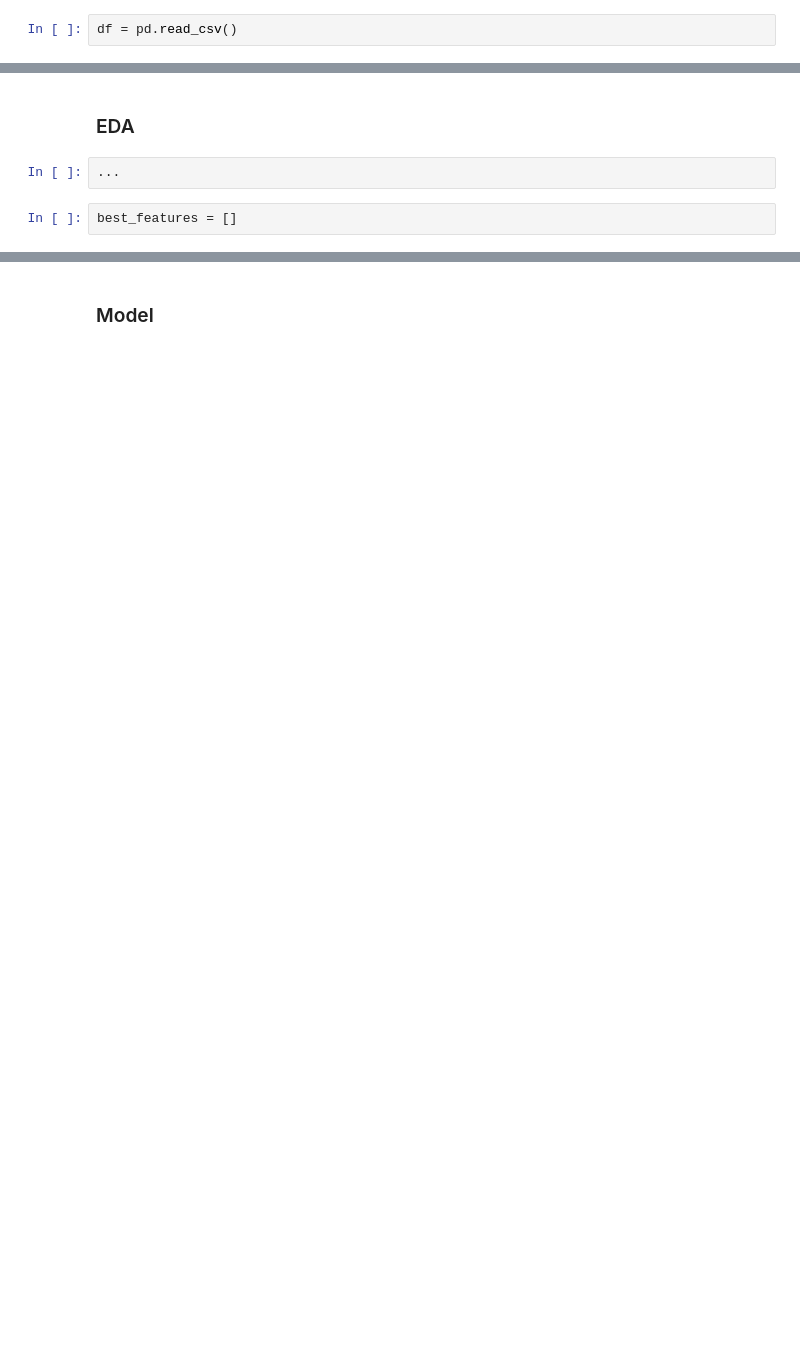
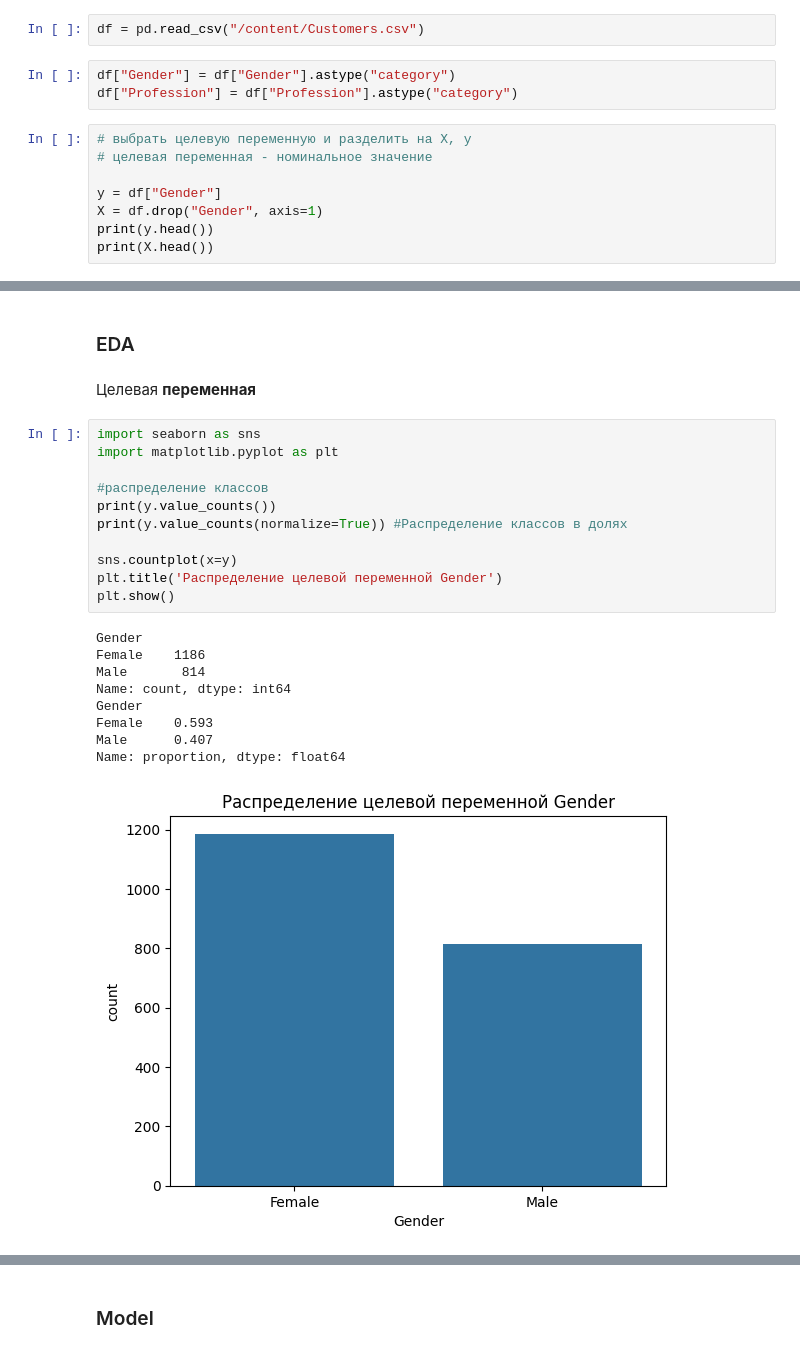
Before and after one commit to Canchili/-, a Jupyter notebook: ____3_ipynb.ipynb, the cells around one changed output, grey strips where cells are left out. Drawn from its saved outputs; the diff is of its cells as text; blank space fills up the shorter version.

```diff
--- a/____3_ipynb.ipynb
+++ b/____3_ipynb.ipynb
@@ -14,4 +34,15 @@
 # %%
 import pandas as pd
 # %%
-df = pd.read_csv()
+df = pd.read_csv("/content/Customers.csv")
+# %%
+df["Gender"] = df["Gender"].astype("category")
+df["Profession"] = df["Profession"].astype("category")
+# %%
+# выбрать целевую переменную и разделить на X, y
+# целевая переменная - номинальное значение
+
+y = df["Gender"]
+X = df.drop("Gender", axis=1)
+print(y.head())
+print(X.head())
@@ -18,6 +89,25 @@ df = pd.read_csv()
 # %% [markdown]
 ### EDA
-# %%
-...
-# %%
-best_features = []
+# %% [markdown]
+Целевая **переменная**
+# %%
+import seaborn as sns
+import matplotlib.pyplot as plt
+
+#распределение классов
+print(y.value_counts())
+print(y.value_counts(normalize=True)) #Распределение классов в долях
+
+sns.countplot(x=y)
+plt.title('Распределение целевой переменной Gender')
+plt.show()
+# %% [output]
+Gender
+Female    1186
+Male       814
+Name: count, dtype: int64
+Gender
+Female    0.593
+Male      0.407
+Name: proportion, dtype: float64
+[figure, added]
```
Also changed, not shown: parts of 26 cells of this notebook.
